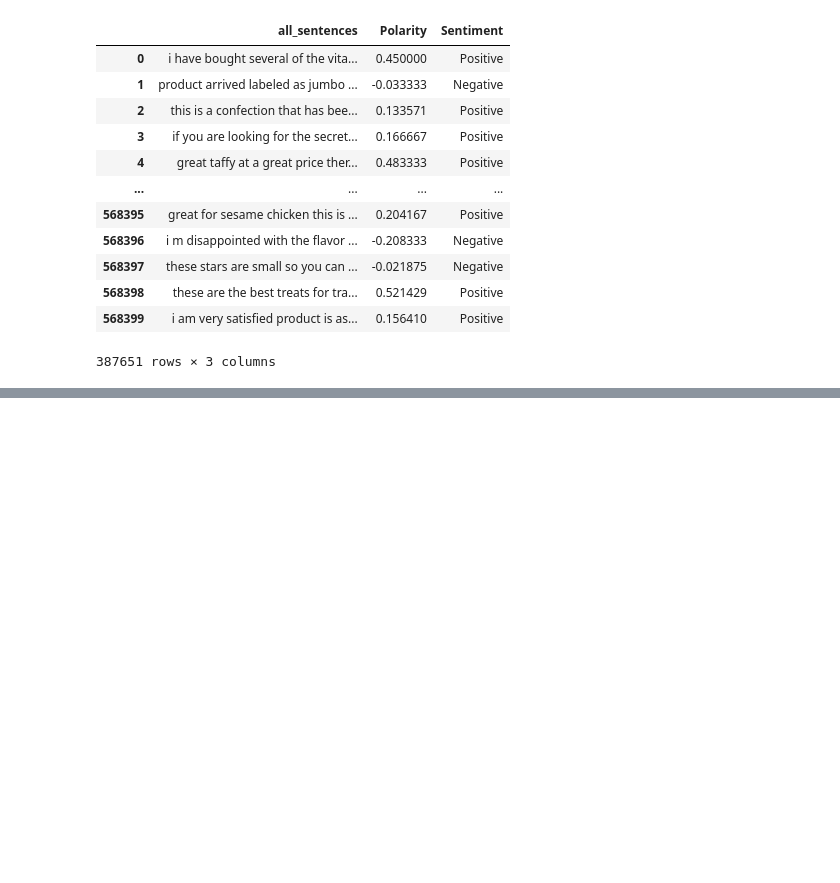
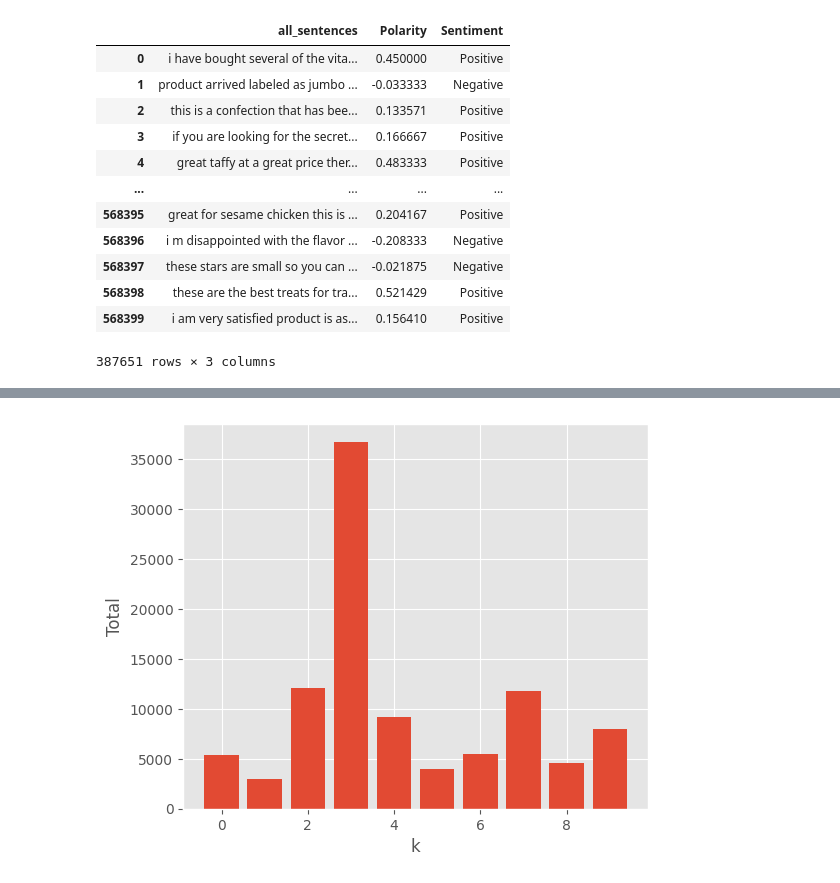
Before and after one commit to cosekort/Project-4, a Jupyter notebook: amazon_review.ipynb, the cells around one changed output, grey strips where cells are left out. Saved outputs shown, nothing was run; the diff lists cells and outputs as text; code cells hidden in the pictures; blank space fills up the shorter version.

```diff
--- a/amazon_review.ipynb
+++ b/amazon_review.ipynb
@@ -625,0 +722,5 @@ pyplot.show()
+# %%
+from sklearn.feature_extraction.text import TfidfVectorizer
+
+vectorizer = TfidfVectorizer(use_idf=True, norm="l2", stop_words=global_stopwords+local_stopwords, max_df=0.7)
+X = vectorizer.fit_transform(df_sentences.all_sentences)
@@ -625,0 +731,4 @@ pyplot.show()
+# %%
+from sklearn.cluster import KMeans
+kmeans = KMeans(n_clusters =10, random_state =0)
+kmeans
@@ -625,0 +741,4 @@ pyplot.show()
+# %%
+# fit the model
+
+kmeans.fit(X)
@@ -625,0 +757,2 @@ pyplot.show()
+# %%
+df_sentences["cluster"]=kmeans.labels_
@@ -625,0 +781,16 @@ pyplot.show()
+# %%
+#calucuateing for the cluster counts
+cluster_counts =df_sentences["cluster"].value_counts()
+#calculating the total counts
+total_counts=cluster_counts.sum()
+#Calucating the percentages
+cluster_percentages =(cluster_counts/total_counts)*100
+#Plottings
+plt.figure(figsize =(6,5))
+plt.bar(cluster_counts.index, cluster_counts.values)# use index and values to align data correctly
+plt.xlabel("k")
+plt.ylabel("Total")
+plt.savefig("static/images/cluster_count.png")
+plt.show()
+# %% [output]
+[figure, added]
```
Also changed, not shown: parts of 47 cells of this notebook.
